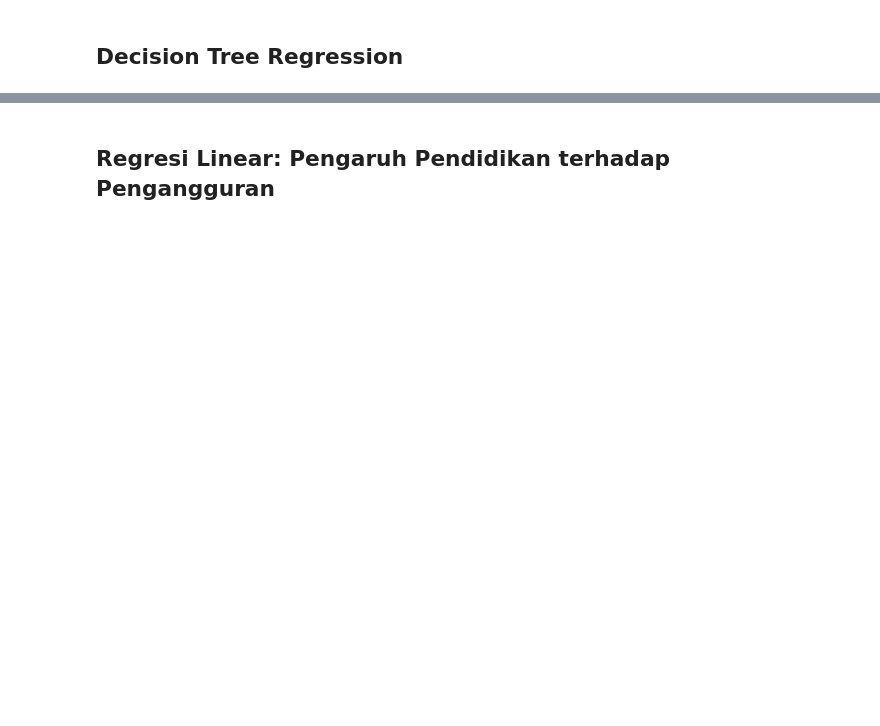
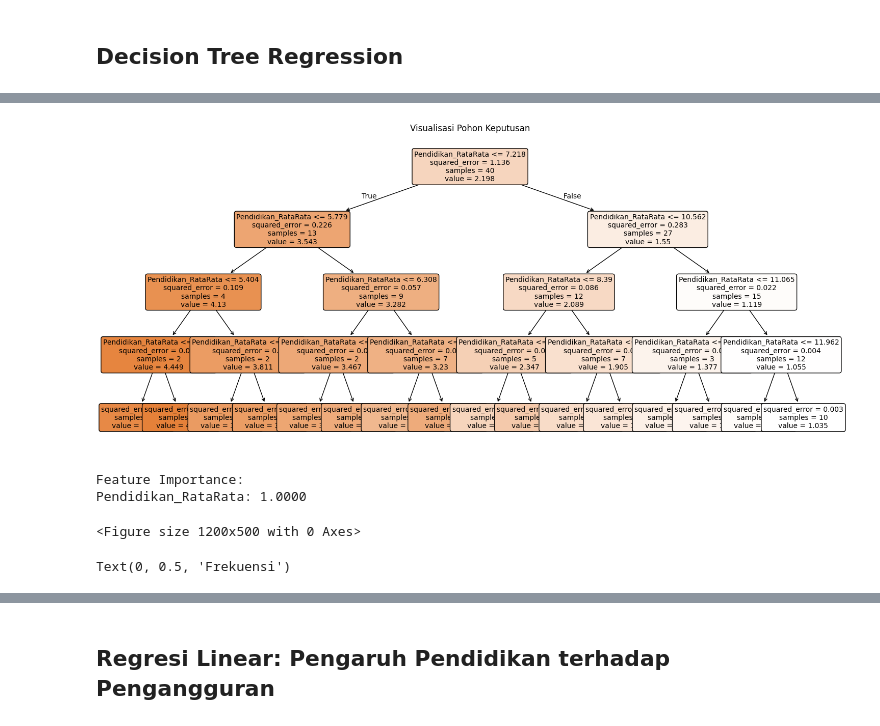
Before and after one commit to Gkyerie/SI4703_KELOMPOK8, a Jupyter notebook: analisis_pengaruh_pendidikan_pengangguran (1).ipynb, the cells around one changed output, grey strips where cells are left out. Drawn from its saved outputs; the diff is of its cells as text; code cells hidden in the pictures; blank space fills up the shorter version.

```diff
--- a/analisis_pengaruh_pendidikan_pengangguran (1).ipynb
+++ b/analisis_pengaruh_pendidikan_pengangguran (1).ipynb
@@ -734,0 +763,34 @@ plt.show()
+# %%
+# Visualisasi Pohon Keputusan
+plt.figure(figsize=(18, 8))
+plot_tree(dt_model, feature_names=['Pendidikan_RataRata'],
+          filled=True, rounded=True, fontsize=10)
+plt.title('Visualisasi Pohon Keputusan')
+plt.show()
+# %% [output]
+[figure, added]
+# %%
+# Feature Importance
+importance = dt_model.feature_importances_
+print("\nFeature Importance:")
+for feature, imp in zip(['Pendidikan_RataRata'], importance):
+    print(f"{feature}: {imp:.4f}")
+# %% [output]
+Feature Importance:
+Pendidikan_RataRata: 1.0000
+# %%
+# Residual Analysis
+residuals = y_test - y_pred
+
+plt.figure(figsize=(12, 5))
+# %% [output]
+<Figure size 1200x500 with 0 Axes>
+# %%
+# Histogram residual
+plt.subplot(1, 2, 1)
+plt.hist(residuals, bins=30, edgecolor='black')
+plt.title('Distribusi Residual')
+plt.xlabel('Residual')
+plt.ylabel('Frekuensi')
+# %% [output]
+Text(0, 0.5, 'Frekuensi')
```
Also changed, not shown: parts of 18 cells of this notebook, 3 other files.
